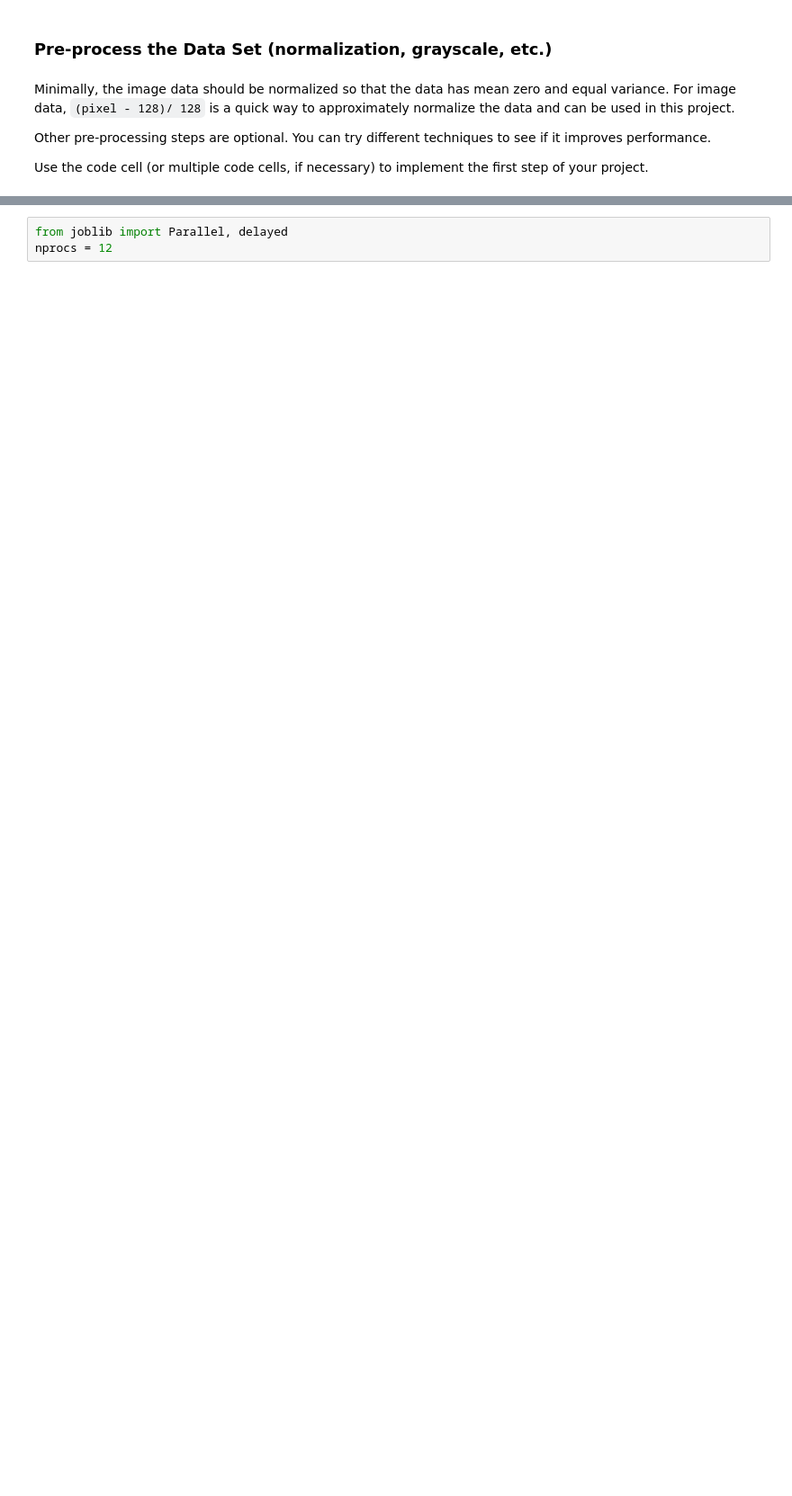
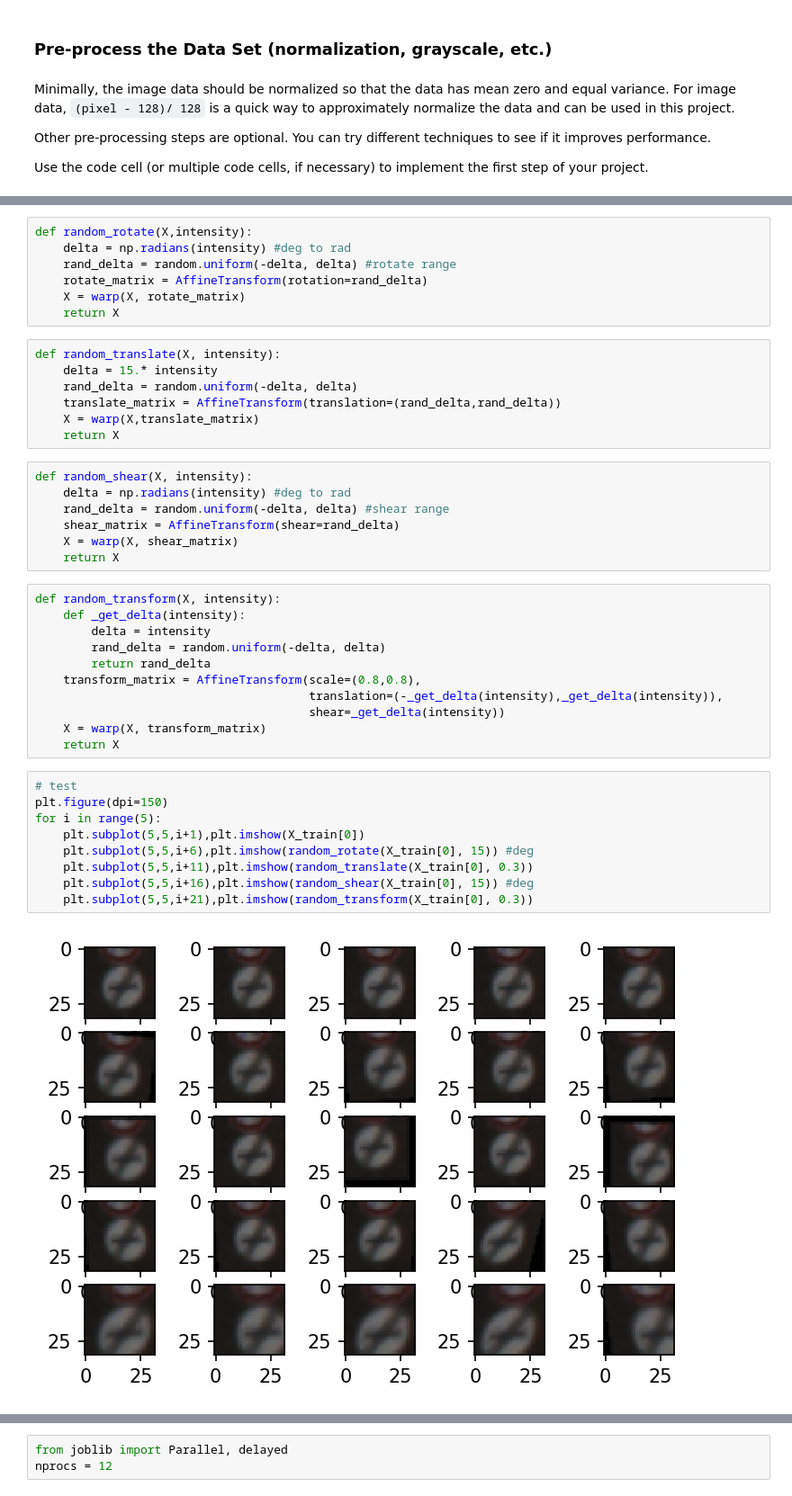
Before and after one commit to jaeoh2/self-driving-car-nd, a Jupyter notebook: CarND-Traffic-Sign-Classifier-Project/Traffic_Sign_Classifier.ipynb, the cells around one changed output, grey strips where cells are left out. Shown at 90% size. Drawn from its saved outputs; the diff is of its cells as text; blank space fills up the shorter version.

```diff
--- a/CarND-Traffic-Sign-Classifier-Project/Traffic_Sign_Classifier.ipynb
+++ b/CarND-Traffic-Sign-Classifier-Project/Traffic_Sign_Classifier.ipynb
@@ -155,0 +231,43 @@ def exposure_image(X):
+# %%
+def random_rotate(X,intensity):
+    delta = np.radians(intensity) #deg to rad
+    rand_delta = random.uniform(-delta, delta) #rotate range
+    rotate_matrix = AffineTransform(rotation=rand_delta)
+    X = warp(X, rotate_matrix)
+    return X
+# %%
+def random_translate(X, intensity):
+    delta = 15.* intensity
+    rand_delta = random.uniform(-delta, delta)
+    translate_matrix = AffineTransform(translation=(rand_delta,rand_delta))
+    X = warp(X,translate_matrix)
+    return X
+# %%
+def random_shear(X, intensity):
+    delta = np.radians(intensity) #deg to rad
+    rand_delta = random.uniform(-delta, delta) #shear range
+    shear_matrix = AffineTransform(shear=rand_delta)
+    X = warp(X, shear_matrix)
+    return X
+# %%
+def random_transform(X, intensity):
+    def _get_delta(intensity):
+        delta = intensity
+        rand_delta = random.uniform(-delta, delta)
+        return rand_delta
+    transform_matrix = AffineTransform(scale=(0.8,0.8),
+                                       translation=(-_get_delta(intensity),_get_delta(intensity)),
+                                       shear=_get_delta(intensity))
+    X = warp(X, transform_matrix)
+    return X
+# %%
+# test
+plt.figure(dpi=150)
+for i in range(5):
+    plt.subplot(5,5,i+1),plt.imshow(X_train[0])
+    plt.subplot(5,5,i+6),plt.imshow(random_rotate(X_train[0], 15)) #deg
+    plt.subplot(5,5,i+11),plt.imshow(random_translate(X_train[0], 0.3))
+    plt.subplot(5,5,i+16),plt.imshow(random_shear(X_train[0], 15)) #deg
+    plt.subplot(5,5,i+21),plt.imshow(random_transform(X_train[0], 0.3))
+# %% [output]
+[figure, added]
```
Also changed, not shown: parts of 46 cells of this notebook, 1 other file.
